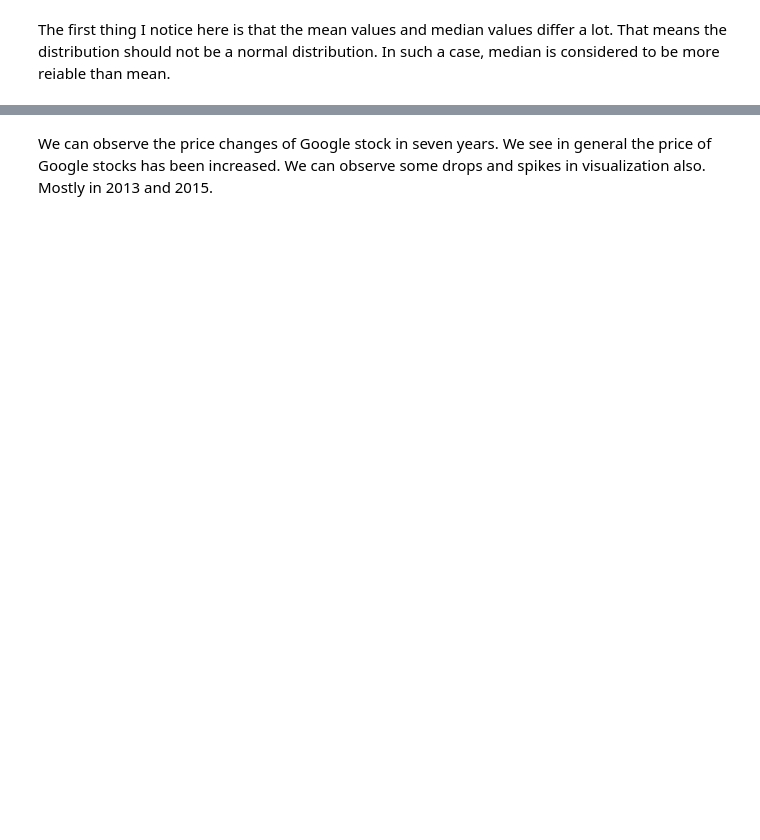
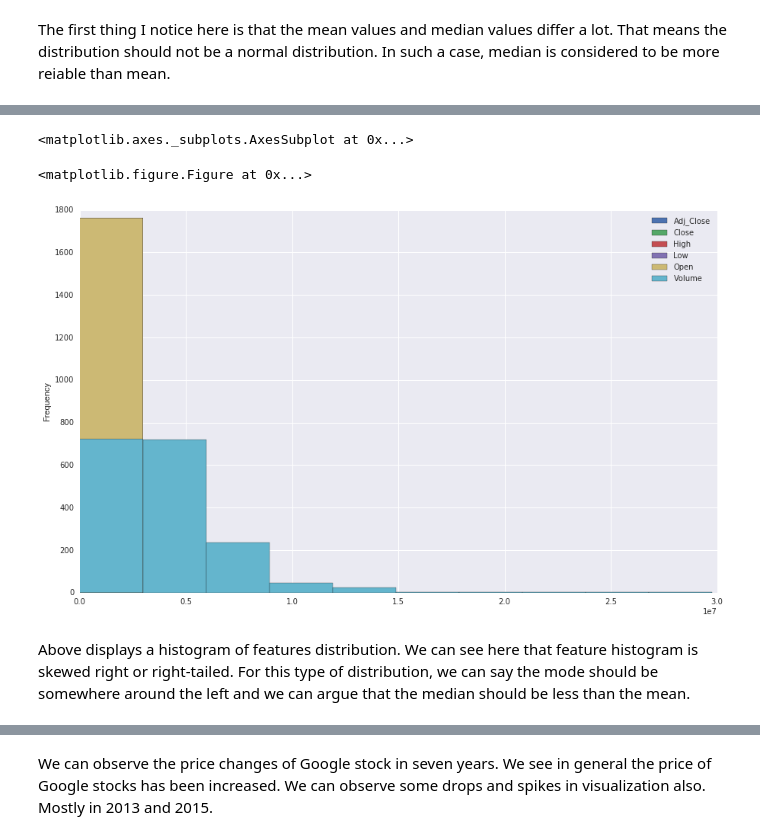
Before and after one commit to Nazanin1369/stockPredictor, a Jupyter notebook: DataRetrieval.ipynb, the cells around one changed output, grey strips where cells are left out. Drawn from its saved outputs; the diff is of its cells as text; code cells hidden in the pictures; blank space fills up the shorter version.

```diff
--- a/DataRetrieval.ipynb
+++ b/DataRetrieval.ipynb
@@ -108,0 +102,10 @@ data.plot.scatter(x='Close', y='Adj_Close');
+# %%
+#data.set_index('Date',inplace=True)
+plt.figure();
+data.plot.hist()
+# %% [output]
+<matplotlib.axes._subplots.AxesSubplot at 0x...>
+<matplotlib.figure.Figure at 0x...>
+[figure, added]
+# %% [markdown]
+Above displays a histogram of features distribution. We can see here that feature histogram is skewed right or right-tailed. For this type of distribution, we can say the mode should be somewhere around the left and we can argue that the median should be less than the mean.
```
Also changed, not shown: parts of 15 cells of this notebook, 15 other files.
